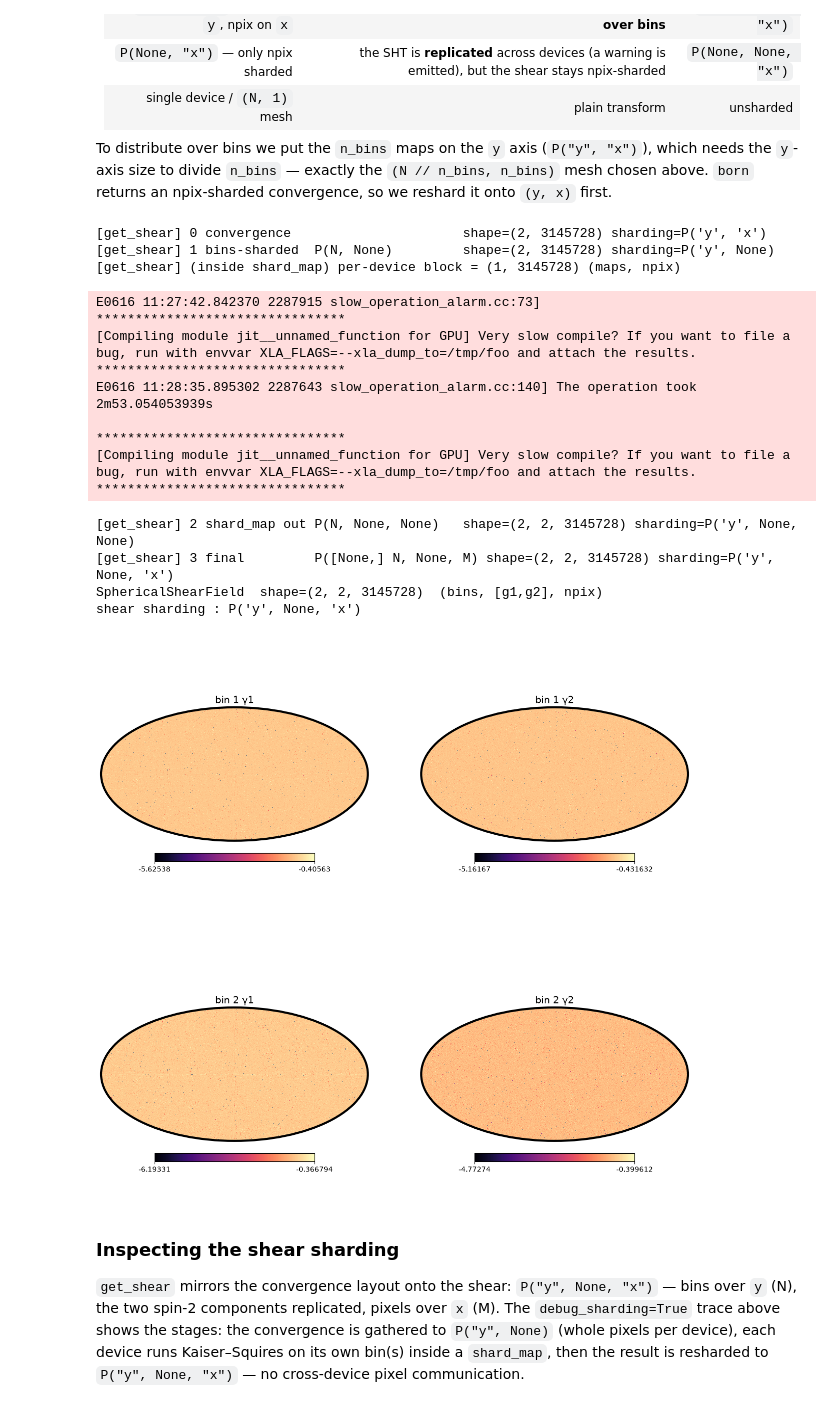
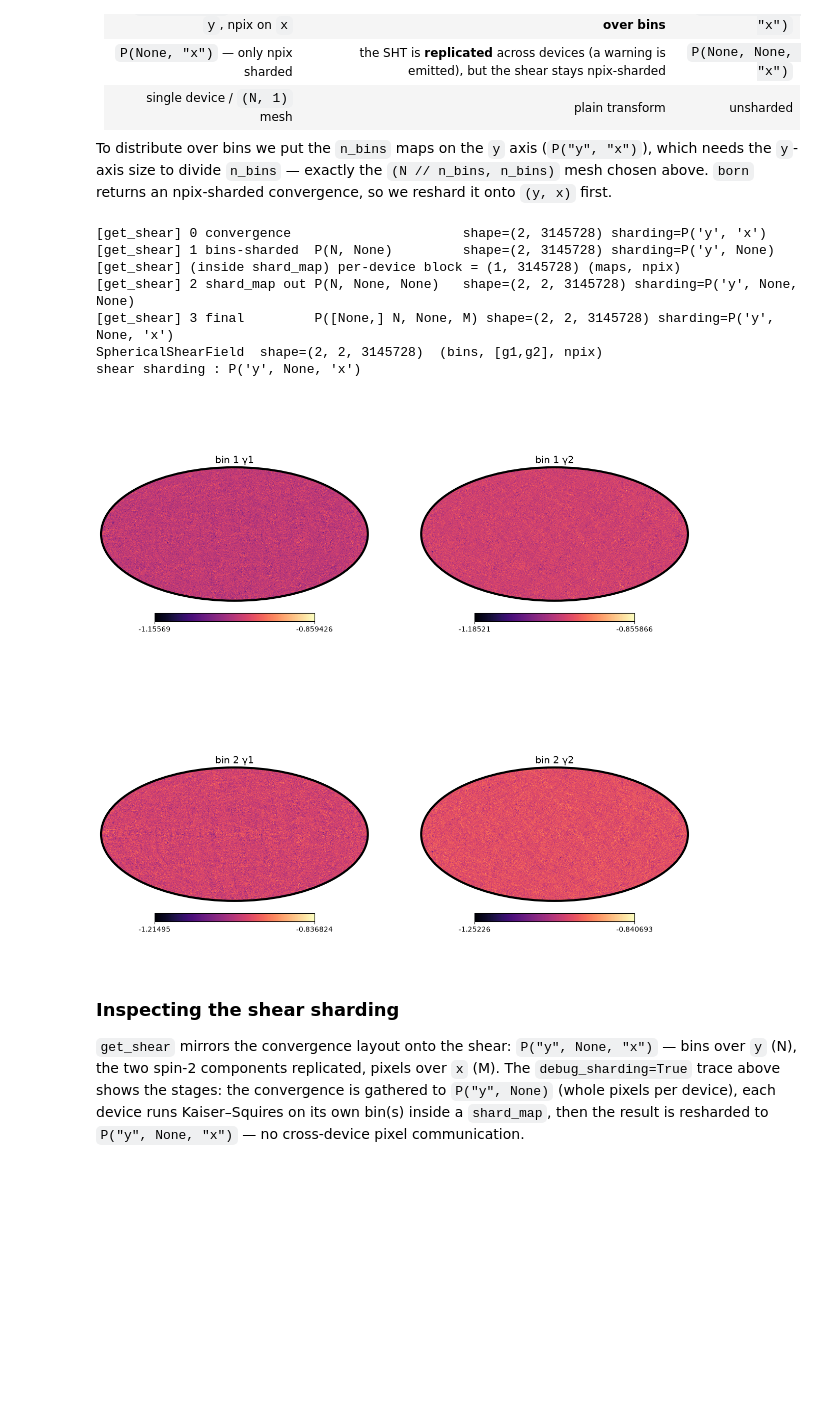
Before and after one commit to ASKabalan/jax-fli, a Jupyter notebook: docs/2-advanced-usage/09-Lensing.ipynb, the cells around one changed output. Saved outputs shown, nothing was run; the diff lists cells and outputs as text; code cells hidden in the pictures; blank space fills up the shorter version.

```diff
--- a/docs/2-advanced-usage/09-Lensing.ipynb
+++ b/docs/2-advanced-usage/09-Lensing.ipynb
@@ -93,9 +94,9 @@ key = jax.random.PRNGKey(0)
 cosmo = jc.Planck18()
 
 # --- Resolution -------------------------------------------------------------------------------
-mesh_size = (128, 128, 128)
-nside = 128
-halo_size = (8, 8)
+mesh_size = (800, 800,800)
+nside = 512
+halo_size = (40, 40)
 nb_shells = 8
 
 box_size = jfli.compute_box_size_from_redshift(cosmo, 1.0, observer_position=(0.5, 0.5, 0.5))
@@ -227,30 +228,21 @@ returns an npix-sharded convergence, so we reshard it onto `(y, x)` first.
 # %%
 # Put the n_bins convergence maps on the mesh `y` axis so each bin's Kaiser-Squires runs on its
 # own device(s); get_shear mirrors that layout onto the shear -> P("y", None, "x").
-shear = kappa_born.get_shear(debug_sharding=True, method="jax_cuda")
+shear = kappa_born.get_shear(debug_sharding=True, method="jax")
 print(f"{type(shear).__name__}  shape={shear.shape}  (bins, [g1,g2], npix)")
 print(f"shear sharding : {shear.array.sharding.spec}")
 shear.apply_fn(lambda x: jnp.log10(x + 0.1)).show(
     ncols=2, titles=[f"bin {b + 1} γ{c}" for b in range(shear.shape[0]) for c in (1, 2)]
 )
 # %% [output]
 [get_shear] 0 convergence                      shape=(2, 3145728) sharding=P('y', 'x')
 [get_shear] 1 bins-sharded  P(N, None)         shape=(2, 3145728) sharding=P('y', None)
 [get_shear] (inside shard_map) per-device block = (1, 3145728) (maps, npix)
+[get_shear] 2 shard_map out P(N, None, None)   shape=(2, 2, 3145728) sharding=P('y', None, None)
+[get_shear] 3 final         P([None,] N, None, M) shape=(2, 2, 3145728) sharding=P('y', None, 'x')
+SphericalShearField  shape=(2, 2, 3145728)  (bins, [g1,g2], npix)
+shear sharding : P('y', None, 'x')
-E0616 11:27:42.842370 2287915 slow_operation_alarm.cc:73]
-********************************
-[Compiling module jit__unnamed_function for GPU] Very slow compile? If you want to file a bug, run with envvar XLA_FLAGS=--xla_dump_to=/tmp/foo and attach the results.
-********************************
-E0616 11:28:35.895302 2287643 slow_operation_alarm.cc:140] The operation took 2m53.054053939s
-
-********************************
-[Compiling module jit__unnamed_function for GPU] Very slow compile? If you want to file a bug, run with envvar XLA_FLAGS=--xla_dump_to=/tmp/foo and attach the results.
-********************************
-[get_shear] 2 shard_map out P(N, None, None)   shape=(2, 2, 3145728) sharding=P('y', None, None)
-[get_shear] 3 final         P([None,] N, None, M) shape=(2, 2, 3145728) sharding=P('y', None, 'x')
-SphericalShearField  shape=(2, 2, 3145728)  (bins, [g1,g2], npix)
-shear sharding : P('y', None, 'x')
-[figure, old version]
+[figure, new version]
 # %% [markdown]
 ### Inspecting the shear sharding
 
```
Also changed, not shown: parts of 6 cells of this notebook, 13 other files.
